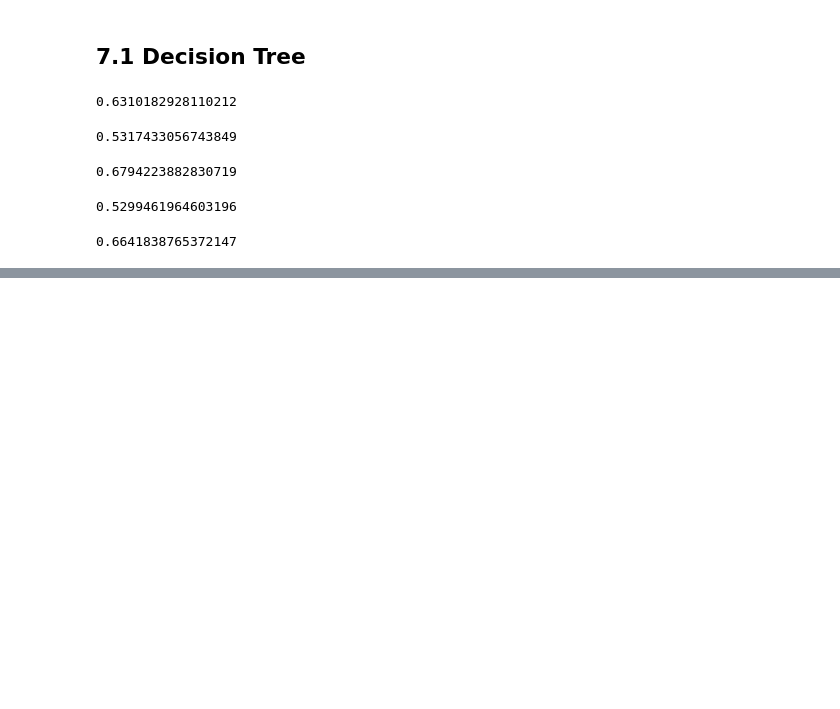
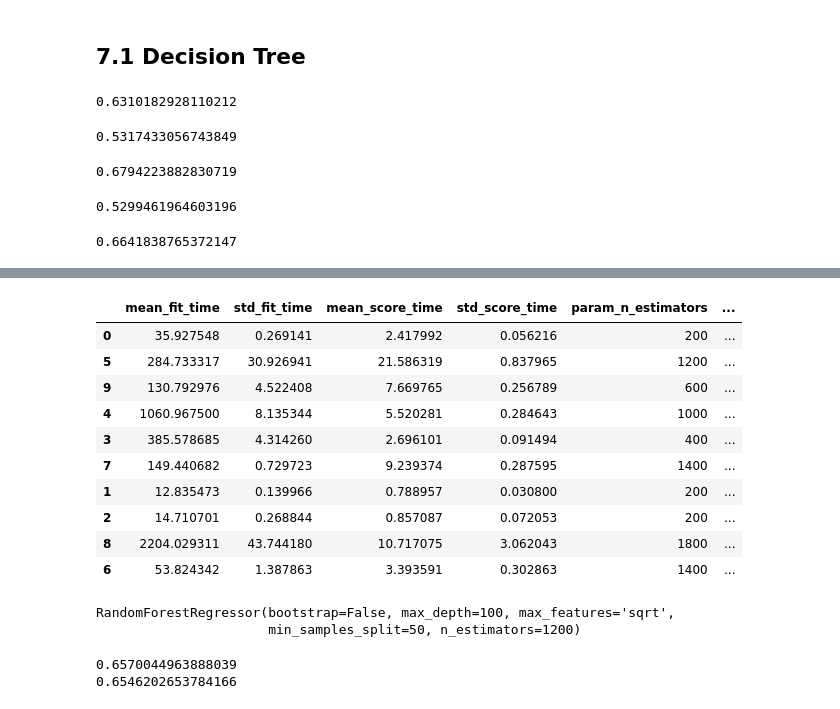
Before and after one commit to jaswanth1524/new-york-taxi-analysis, a Jupyter notebook: Presentable_Notebook.ipynb, the cells around one changed output, grey strips where cells are left out. Saved outputs shown, nothing was run; the diff lists cells and outputs as text; code cells hidden in the pictures; blank space fills up the shorter version.

Commit message:
Did some tuning and identied the perfect parameters for the model

```diff
--- a/Presentable_Notebook.ipynb
+++ b/Presentable_Notebook.ipynb
@@ -757,0 +762,33 @@ Gradient Boosting: 11.532668492191338
+# %%
+# Number of trees in random forest
+n_estimators = [int(x) for x in np.linspace(start = 200, stop = 2000, num = 10)]
+# Number of features to consider at every split
+max_features = ['auto', 'sqrt']
+# Maximum number of levels in tree
+max_depth = [10,20,50,100,150,200,300,500]
+max_depth.append(None)
+# Minimum number of samples required to split a node
+min_samples_split = [2, 5, 10, 20, 40]
+# Minimum number of samples required at each leaf node
+min_samples_leaf = [1, 2, 4, 10, 20]
+# Method of selecting samples for training each tree
+bootstrap = [True, False]
+# %%
+random_grid = {'n_estimators': n_estimators,
+               'max_features': max_features,
+               'max_depth': max_depth,
+               'min_samples_split': min_samples_split,
+               'min_samples_leaf': min_samples_leaf,
+               'bootstrap': bootstrap}
+# %%
+from sklearn.model_selection import RandomizedSearchCV
+
+rf = RandomForestRegressor()
+
+rf_random = RandomizedSearchCV(estimator = rf, param_distributions = random_grid, n_iter = 10,
+                                   cv = 3, verbose=2, random_state=42, n_jobs = -1)
+
+# Fit the random search model
+rf_random.fit(X_train, y_train)
+
+performances = pd.DataFrame.from_dict(rf_random.cv_results_)
@@ -757,0 +818,15 @@ Gradient Boosting: 11.532668492191338
+# %%
+performances=performances.sort_values(by='rank_test_score')
+performances
+# %% [output]
+|  | mean_fit_time | std_fit_time | mean_score_time | std_score_time | param_n_estimators | ... |
+| 0 | 35.927548 | 0.269141 | 2.417992 | 0.056216 | 200 | ... |
+| 5 | 284.733317 | 30.926941 | 21.586319 | 0.837965 | 1200 | ... |
+| 9 | 130.792976 | 4.522408 | 7.669765 | 0.256789 | 600 | ... |
+| 4 | 1060.967500 | 8.135344 | 5.520281 | 0.284643 | 1000 | ... |
+| 3 | 385.578685 | 4.314260 | 2.696101 | 0.091494 | 400 | ... |
+| 7 | 149.440682 | 0.729723 | 9.239374 | 0.287595 | 1400 | ... |
+| 1 | 12.835473 | 0.139966 | 0.788957 | 0.030800 | 200 | ... |
+| 2 | 14.710701 | 0.268844 | 0.857087 | 0.072053 | 200 | ... |
+| 8 | 2204.029311 | 43.744180 | 10.717075 | 3.062043 | 1800 | ... |
+| 6 | 53.824342 | 1.387863 | 3.393591 | 0.302863 | 1400 | ... |
@@ -757,0 +838,12 @@ Gradient Boosting: 11.532668492191338
+# %%
+model1.fit(X_train,y_train)
+model2.fit(X_train,y_train)
+# %% [output]
+RandomForestRegressor(bootstrap=False, max_depth=100, max_features='sqrt',
+                      min_samples_split=50, n_estimators=1200)
+# %%
+print(model1.score(X_test,y_test))
+print(model2.score(X_test,y_test))
+# %% [output]
+0.6570044963888039
+0.6546202653784166
```
Also changed, not shown: parts of 9 cells of this notebook.
